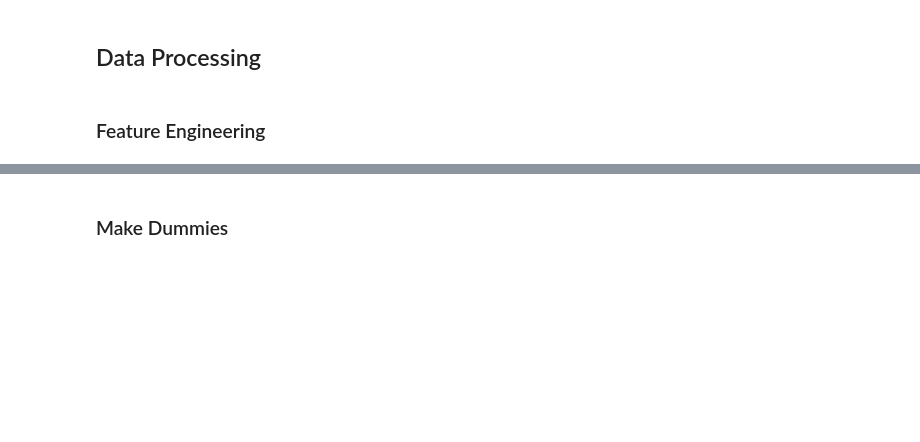
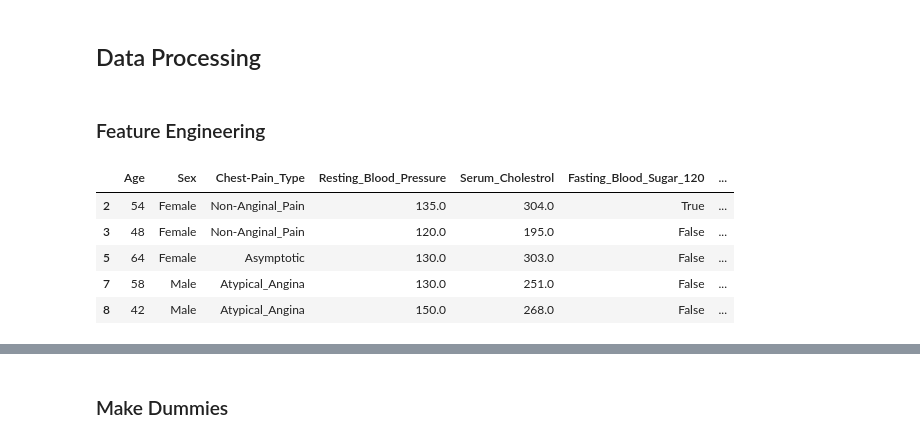
Before and after one commit to aldoazali/ButuhPassingan_IF3170, a Jupyter notebook: IF3170_Butuh_Passingan_vAldo.ipynb, the cells around one changed output, grey strips where cells are left out. Saved outputs shown, nothing was run; the diff lists cells and outputs as text; code cells hidden in the pictures; blank space fills up the shorter version.

```diff
--- a/IF3170_Butuh_Passingan_vAldo.ipynb
+++ b/IF3170_Butuh_Passingan_vAldo.ipynb
@@ -309,3 +276,6 @@ X_train_split.shape
+# %%
+X_train_split = df_over.drop(['Diagnosis_HD'], axis = 1)
+y_train_split = df_over['Diagnosis_HD']
 # %% [markdown]
 ## Data Processing
 # %% [markdown]
@@ -316,0 +283,19 @@ X_train_split.shape
+# %%
+conditions = [
+    (X_train_split['Age'] < 30),
+    (X_train_split['Age'] >= 30) & (X_train_split['Age'] < 40),
+    (X_train_split['Age'] >= 40) & (X_train_split['Age'] < 50),
+    (X_train_split['Age'] >= 50) & (X_train_split['Age'] < 60),
+    (X_train_split['Age'] >= 60) & (X_train_split['Age'] < 70),
+    (X_train_split['Age'] >= 70) & (X_train_split['Age'] < 80),
+    (X_train_split['Age'] >= 80)]
+choices = ['< 30', '30 - 39', '40 - 49', '50 - 59', '60 - 69', '70 - 79', '> 80']
+X_train_split['Age_range'] = np.select(conditions, choices, default='50 - 59')
+X_train_split.head()
+# %% [output]
+|  | Age | Sex | Chest-Pain_Type | Resting_Blood_Pressure | Serum_Cholestrol | Fasting_Blood_Sugar_120 | ... |
+| 2 | 54 | Female | Non-Anginal_Pain | 135.0 | 304.0 | True | ... |
+| 3 | 48 | Female | Non-Anginal_Pain | 120.0 | 195.0 | False | ... |
+| 5 | 64 | Female | Asymptotic | 130.0 | 303.0 | False | ... |
+| 7 | 58 | Male | Atypical_Angina | 130.0 | 251.0 | False | ... |
+| 8 | 42 | Male | Atypical_Angina | 150.0 | 268.0 | False | ... |
```
Also changed, not shown: parts of 38 cells of this notebook.
